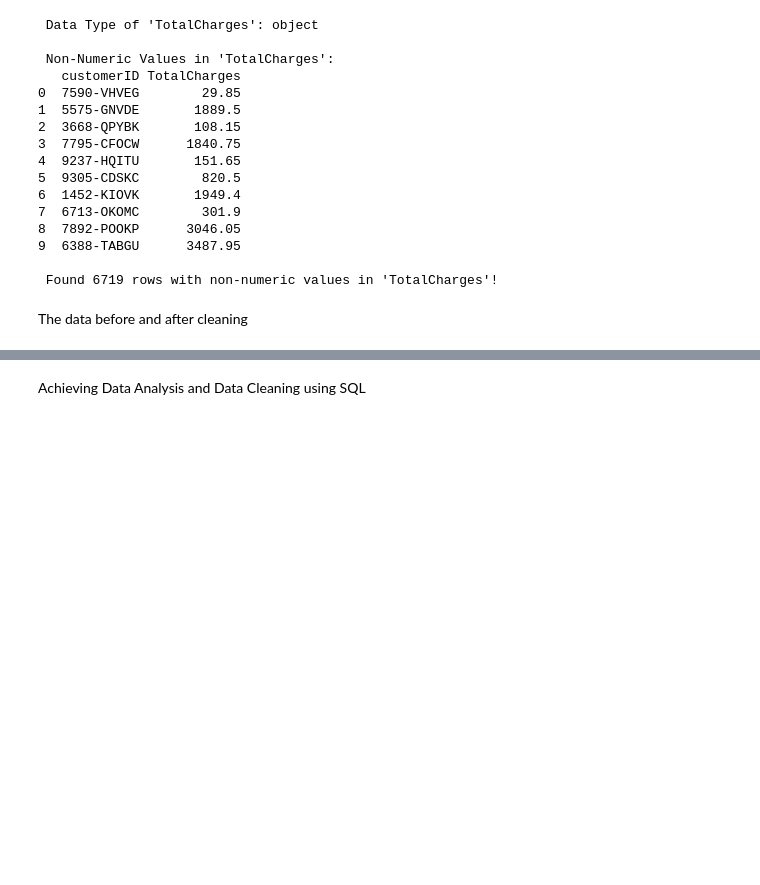
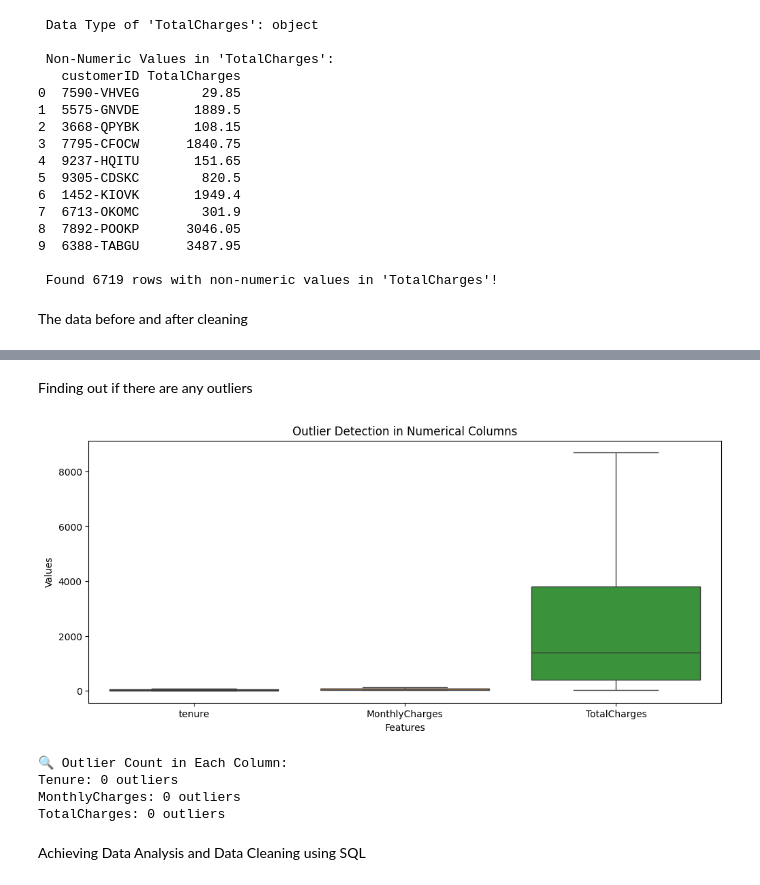
Before and after one commit to LeenaKH123/datascience2, a Jupyter notebook: Stage1Project/Stage1Project.ipynb, the cells around one changed output, grey strips where cells are left out. Saved outputs shown, nothing was run; the diff lists cells and outputs as text; code cells hidden in the pictures; blank space fills up the shorter version.

```diff
--- a/Stage1Project/Stage1Project.ipynb
+++ b/Stage1Project/Stage1Project.ipynb
@@ -194,3 +227,50 @@ Name: TotalCharges, dtype: float64
+# %% [markdown]
+Finding out if there are any outliers
+# %%
+# ✅ Load the dataset
+file_path = "Telco-Customer-Churn-Cleaned.csv"
+df = pd.read_csv(file_path)
+
+# ✅ Step 1: Visualize Outliers using Boxplots
+plt.figure(figsize=(12, 5))
+sns.boxplot(data=df[["tenure", "MonthlyCharges", "TotalCharges"]])
+plt.title("Outlier Detection in Numerical Columns")
+plt.xlabel("Features")
+plt.ylabel("Values")
+plt.show()
+
+# ✅ Step 2: Detect Outliers Using the IQR Method
+def detect_outliers(column):
+    Q1 = df[column].quantile(0.25)  # First quartile (25th percentile)
+    Q3 = df[column].quantile(0.75)  # Third quartile (75th percentile)
+    IQR = Q3 - Q1  # Interquartile Range
+    lower_bound = Q1 - 1.5 * IQR  # Lower limit for outliers
+    upper_bound = Q3 + 1.5 * IQR  # Upper limit for outliers
+    outliers = df[(df[column] < lower_bound) | (df[column] > upper_bound)]
+    return outliers
+
+# ✅ Step 3: Identify Outliers in Each Numerical Column
+outlier_tenure = detect_outliers("tenure")
+outlier_monthly_charges = detect_outliers("MonthlyCharges")
+outlier_total_charges = detect_outliers("TotalCharges")
+
+# ✅ Step 4: Count Outliers in Each Column
+outlier_counts = {
+    "Tenure": outlier_tenure.shape[0],
+    "MonthlyCharges": outlier_monthly_charges.shape[0],
+    "TotalCharges": outlier_total_charges.shape[0]
+}
+
+# ✅ Display the Outlier Counts
+print("\n🔍 Outlier Count in Each Column:")
+for key, value in outlier_counts.items():
+    print(f"{key}: {value} outliers")
+# %% [output]
+[figure, added]
+🔍 Outlier Count in Each Column:
+Tenure: 0 outliers
+MonthlyCharges: 0 outliers
+TotalCharges: 0 outliers
 # %% [markdown]
 Achieving Data Analysis and Data Cleaning using SQL
 # %%
```
Also changed, not shown: parts of 4 cells of this notebook, 1 other file.
